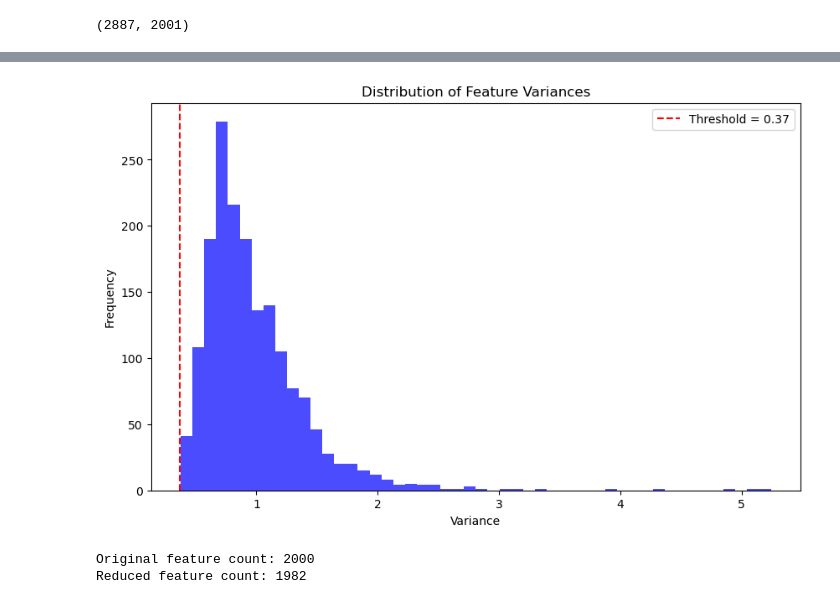
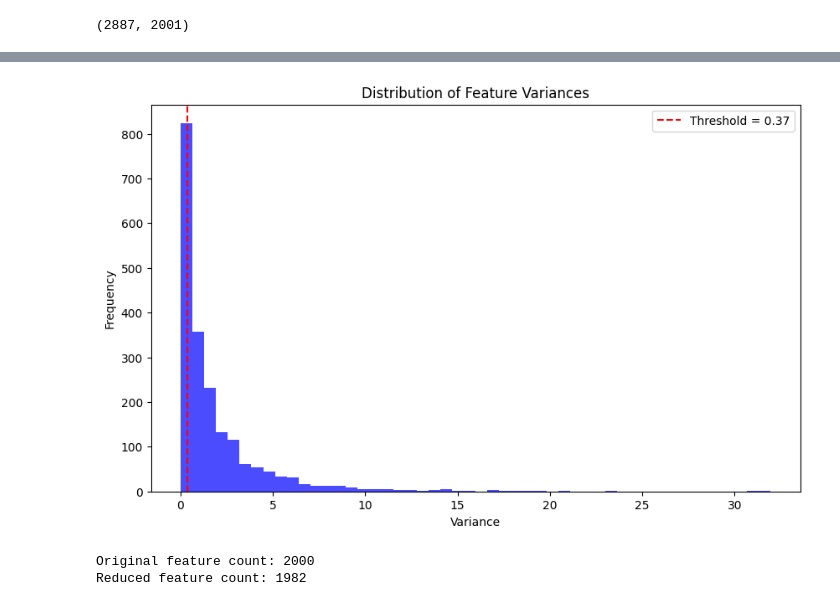
Before and after one commit to FelixJons/mve411-big-data-stats, a Jupyter notebook: assignment-1/main_notebook.ipynb, the cells around one changed output, grey strips where cells are left out. Cells and saved outputs as stored; diff of their text form; code cells hidden in the pictures.

Commit message:
feature selection fix + new data plots

```diff
--- a/assignment-1/main_notebook.ipynb
+++ b/assignment-1/main_notebook.ipynb
@@ -192,9 +176,9 @@ Name: x, dtype: object
 # %%
 ##### Center and Normalize ######
 
-scaler = StandardScaler()
-X_train = scaler.fit_transform(X_train)
-X_test = scaler.transform(X_test)
+#scaler = StandardScaler()
+#X_train = scaler.fit_transform(X_train)
+#X_test = scaler.transform(X_test)
 # %%
 ##### Scree plot to visualize effect of num of PC ######
 pca = PCA().fit(X_train)
@@ -297,20 +299,20 @@ KeyboardInterrupt:
 # %%
 import matplotlib.pyplot as plt
 
 # Calculate the variance of each feature
-feature_variances = np.var(X_train, axis=1)
+feature_variances = np.var(X_train, axis=0)
 threshold = 0.37
 # Plotting the distribution of feature variances
 plt.figure(figsize=(10, 6))
 plt.hist(feature_variances, bins=50, color='blue', alpha=0.7)
 plt.title('Distribution of Feature Variances')
 plt.xlabel('Variance')
 plt.ylabel('Frequency')
 plt.axvline(x=threshold, color='red', linestyle='dashed', label=f'Threshold = {threshold}')
 plt.legend()
 plt.show()
 # %% [output]
-[figure, old version]
+[figure, new version]
 # %%
 from sklearn.feature_selection import VarianceThreshold
 
```
Also changed, not shown: parts of 4 cells of this notebook, 1 other file.
